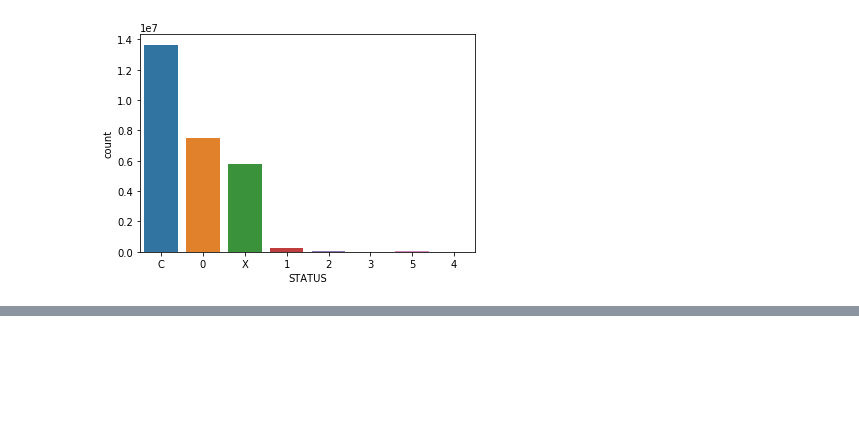
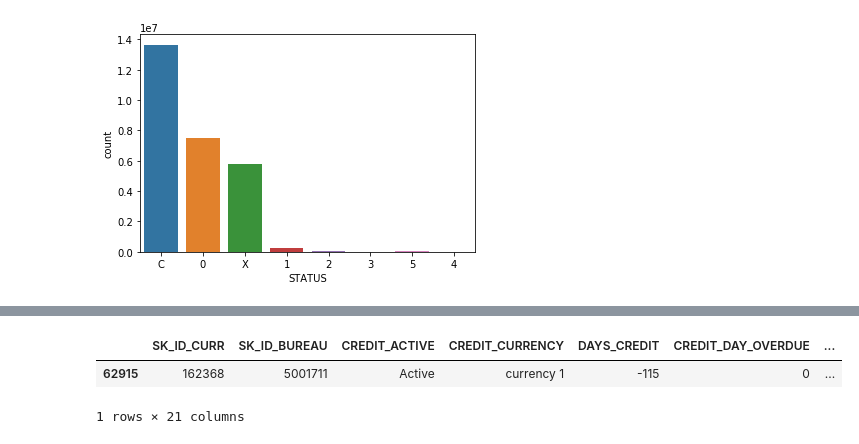
Before and after one commit to kugmax/fastai_learn, a Jupyter notebook: Home Credit Default Risk.ipynb, the cells around one changed output, grey strips where cells are left out. Cells and saved outputs as stored; diff of their text form; code cells hidden in the pictures; blank space fills up the shorter version.

```diff
--- a/Home Credit Default Risk.ipynb
+++ b/Home Credit Default Risk.ipynb
@@ -301,0 +156,6 @@ b.join(bb_agg, 'SK_ID_BUREAU', how='left')
+# %%
+merged[merged.SK_ID_BUREAU == 5001711]
+# %% [output]
+|  | SK_ID_CURR | SK_ID_BUREAU | CREDIT_ACTIVE | CREDIT_CURRENCY | DAYS_CREDIT | CREDIT_DAY_OVERDUE | ... |
+| 62915 | 162368 | 5001711 | Active | currency 1 | -115 | 0 | ... |
+1 rows × 21 columns
```
Also changed, not shown: parts of 36 cells of this notebook, 1 other file.
